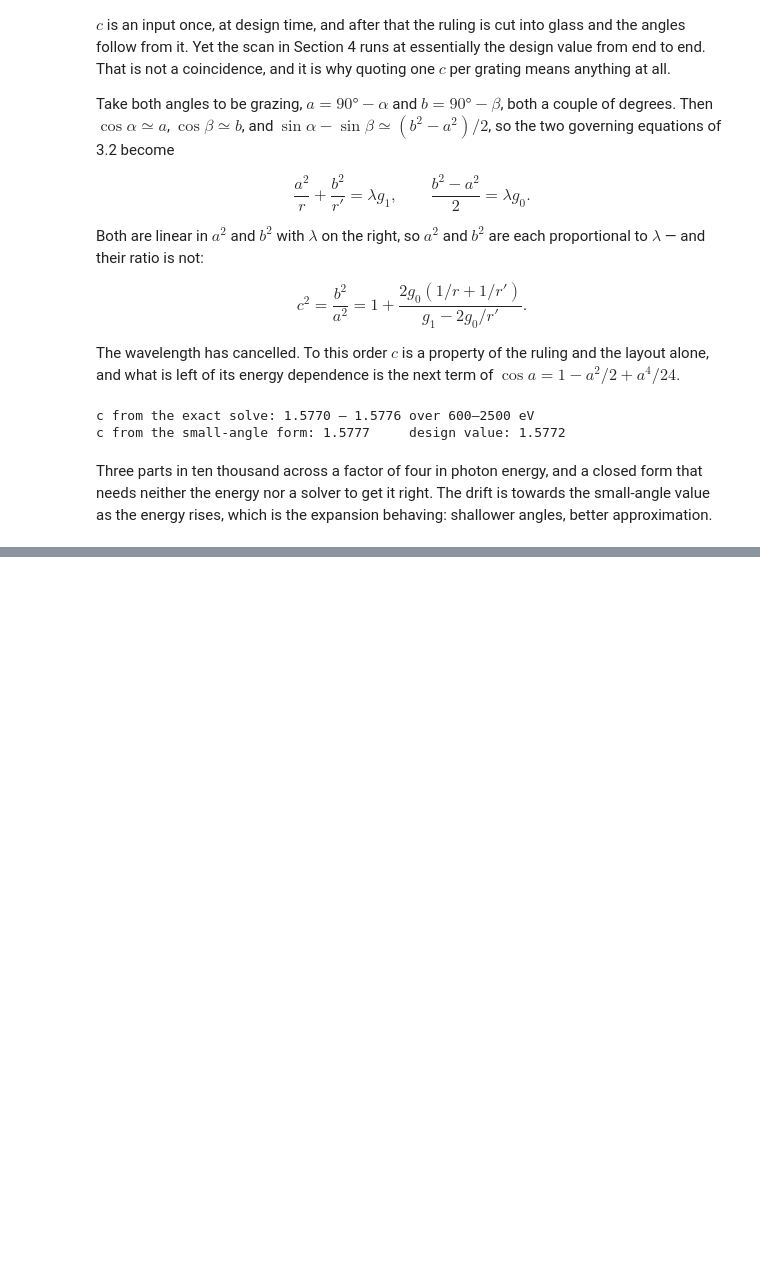
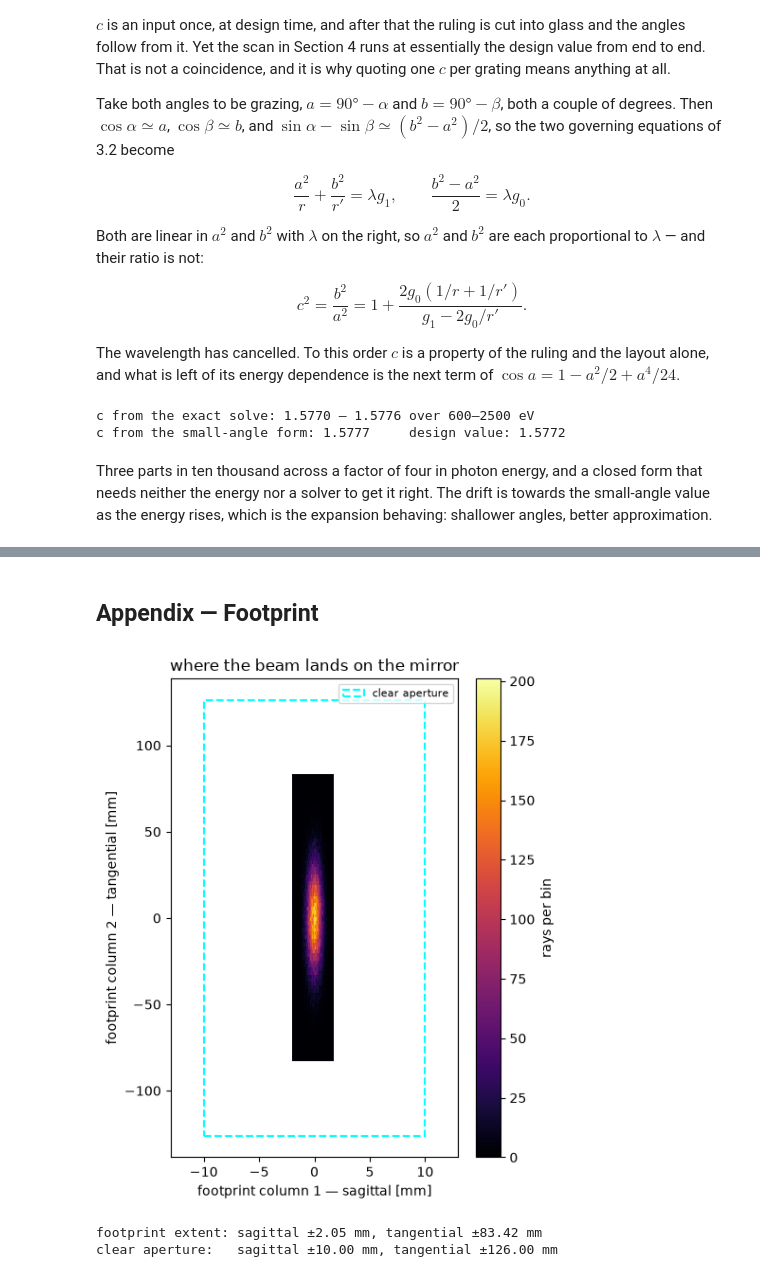
Before and after one commit to whorwhey/shadow4_scripting_tutorial, a Jupyter notebook: 02_monochromator.ipynb, the cells around one changed output, grey strips where cells are left out. Drawn from its saved outputs; the diff is of its cells as text; code cells hidden in the pictures; blank space fills up the shorter version.

```diff
--- a/02_monochromator.ipynb
+++ b/02_monochromator.ipynb
@@ -963,0 +1064,34 @@ Three parts in ten thousand across a factor of four in photon energy, and a clos
+# %% [markdown]
+## Appendix — Footprint
+# %%
+fp = footprint.rays
+good_fp = fp[:, 9] > 0
+x_mm = fp[good_fp, 0] * 1e3   # column 1: sagittal, across the mirror
+y_mm = fp[good_fp, 1] * 1e3   # column 2: tangential, along the mirror
+
+x_ap_mm, y_ap_mm = 10.0, 126.0   # from boundary_shape in 3.2: ±10 mm x ±126 mm
+
+fig, ax = plt.subplots(figsize=(5, 6))
+h = ax.hist2d(x_mm, y_mm, bins=80, cmap="inferno")
+fig.colorbar(h[3], ax=ax, label="rays per bin")
+
+rect = plt.Rectangle((-x_ap_mm, -y_ap_mm), 2 * x_ap_mm, 2 * y_ap_mm,
+                     fill=False, edgecolor="cyan", lw=1.5, ls="--", label="clear aperture")
+ax.add_patch(rect)
+ax.set_xlim(-x_ap_mm * 1.3, x_ap_mm * 1.3)
+ax.set_ylim(-y_ap_mm * 1.1, y_ap_mm * 1.1)
+ax.set_xlabel("footprint column 1 — sagittal [mm]")
+ax.set_ylabel("footprint column 2 — tangential [mm]")
+ax.set_title("where the beam lands on the mirror")
+ax.legend(fontsize=8, loc="upper right")
+plt.tight_layout()
+plt.show()
+
+print(f"footprint extent: sagittal ±{np.abs(x_mm).max():.2f} mm, tangential ±{np.abs(y_mm).max():.2f} mm")
+print(f"clear aperture:   sagittal ±{x_ap_mm:.2f} mm, tangential ±{y_ap_mm:.2f} mm")
+assert np.abs(x_mm).max() < x_ap_mm and np.abs(y_mm).max() < y_ap_mm, \
+    "footprint reaches the aperture -- rays would be clipped"
+# %% [output]
+[figure, added]
+footprint extent: sagittal ±2.05 mm, tangential ±83.42 mm
+clear aperture:   sagittal ±10.00 mm, tangential ±126.00 mm
```
Also changed, not shown: parts of 6 cells of this notebook, 3 other files.
